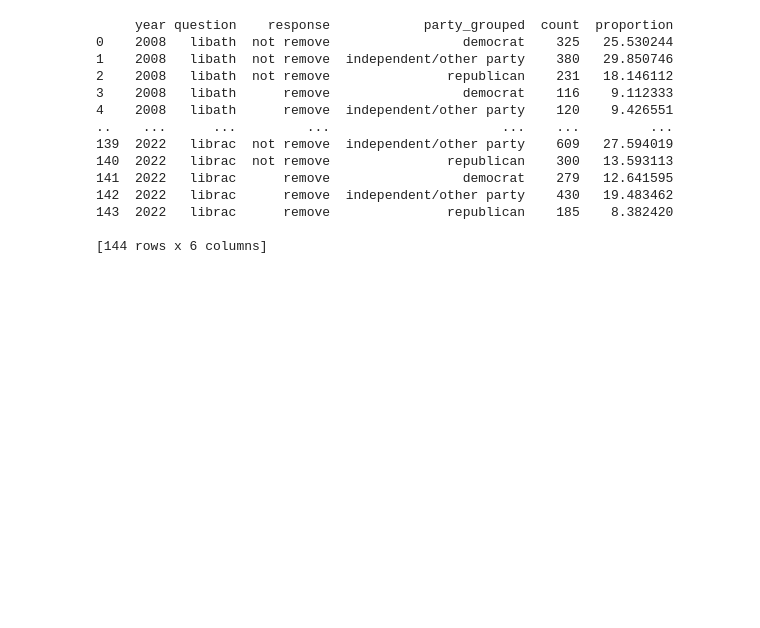
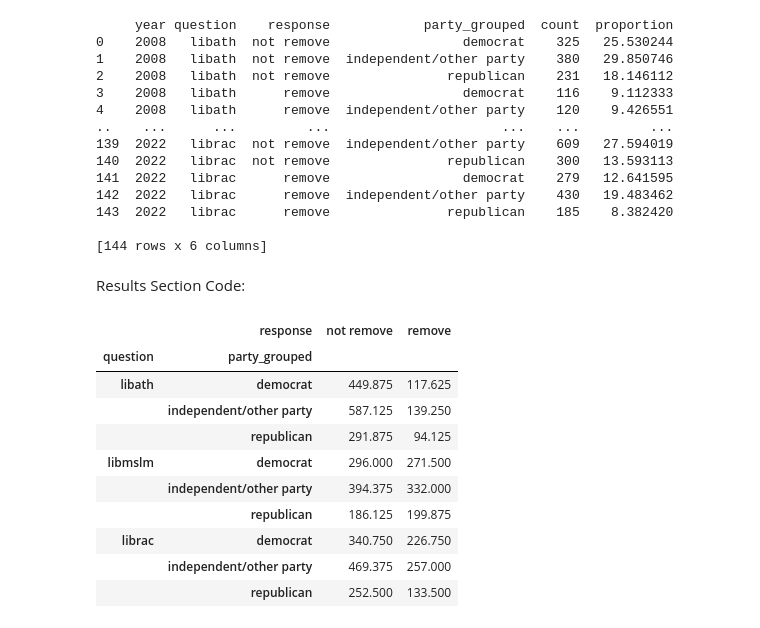
Before and after one commit to manaswinit26/group19, a Jupyter notebook: lab1 (1).ipynb, the cells around one changed output. Saved outputs shown, nothing was run; the diff lists cells and outputs as text; code cells hidden in the pictures; blank space fills up the shorter version.

```diff
--- a/lab1 (1).ipynb
+++ b/lab1 (1).ipynb
@@ -250,3 +248,21 @@ print (response_counts)
 143  2022   librac      remove               republican    185    8.382420
 
 [144 rows x 6 columns]
+# %% [markdown]
+Results Section Code:
+# %%
+
+pivot_df = df.pivot_table(index=['question', 'party_grouped'], columns='response', values='count', fill_value=0)
+pivot_df
+# %% [output]
+|  | response | not remove | remove |
+| question | party_grouped |  |  |
+| libath | democrat | 449.875 | 117.625 |
+|  | independent/other party | 587.125 | 139.250 |
+|  | republican | 291.875 | 94.125 |
+| libmslm | democrat | 296.000 | 271.500 |
+|  | independent/other party | 394.375 | 332.000 |
+|  | republican | 186.125 | 199.875 |
+| librac | democrat | 340.750 | 226.750 |
+|  | independent/other party | 469.375 | 257.000 |
+|  | republican | 252.500 | 133.500 |
```
Also changed, not shown: parts of 4 cells of this notebook.
